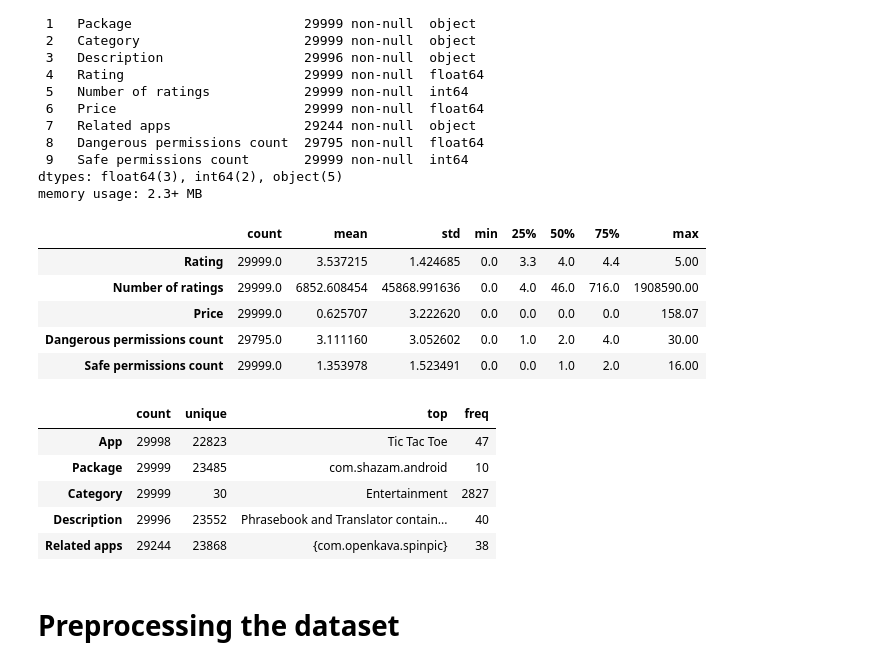
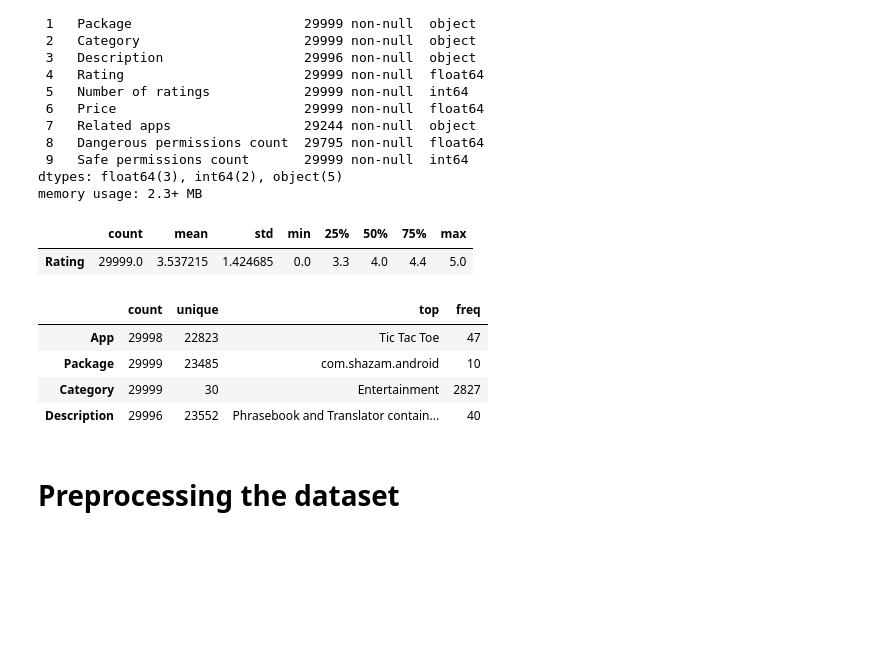
Before and after one commit to nayan136/Android-Authtentivcity-Prediction, a Jupyter notebook: ANDRIOD_AUTHENTICITY_PREDICTION.ipynb, the cells around one changed output. Drawn from its saved outputs; the diff is of its cells as text; code cells hidden in the pictures; blank space fills up the shorter version.

```diff
--- a/ANDRIOD_AUTHENTICITY_PREDICTION.ipynb
+++ b/ANDRIOD_AUTHENTICITY_PREDICTION.ipynb
@@ -596,25 +605,20 @@ Data columns (total 10 columns):
 dtypes: float64(3), int64(2), object(5)
 memory usage: 2.3+ MB
 # %%
-# get the description of the numerical data for first 10 columns
-df.loc[:,columns[:10]].describe().T
+# get the description of the numerical data for first 5 columns
+df.loc[:,columns[:5]].describe().T
 # %% [output]
 |  | count | mean | std | min | 25% | 50% | 75% | max |
-| Rating | 29999.0 | 3.537215 | 1.424685 | 0.0 | 3.3 | 4.0 | 4.4 | 5.00 |
-| Number of ratings | 29999.0 | 6852.608454 | 45868.991636 | 0.0 | 4.0 | 46.0 | 716.0 | 1908590.00 |
-| Price | 29999.0 | 0.625707 | 3.222620 | 0.0 | 0.0 | 0.0 | 0.0 | 158.07 |
-| Dangerous permissions count | 29795.0 | 3.111160 | 3.052602 | 0.0 | 1.0 | 2.0 | 4.0 | 30.00 |
-| Safe permissions count | 29999.0 | 1.353978 | 1.523491 | 0.0 | 0.0 | 1.0 | 2.0 | 16.00 |
+| Rating | 29999.0 | 3.537215 | 1.424685 | 0.0 | 3.3 | 4.0 | 4.4 | 5.0 |
 # %%
-# get the description of the categorical data for first 10 columns
-df.loc[:,columns[:10]].describe(include="object").T
+# get the description of the categorical data for first 5 columns
+df.loc[:,columns[:5]].describe(include="object").T
 # %% [output]
 |  | count | unique | top | freq |
 | App | 29998 | 22823 | Tic Tac Toe | 47 |
 | Package | 29999 | 23485 | com.shazam.android | 10 |
 | Category | 29999 | 30 | Entertainment | 2827 |
 | Description | 29996 | 23552 | Phrasebook and Translator contain... | 40 |
-| Related apps | 29244 | 23868 | {com.openkava.spinpic} | 38 |
 # %% [markdown]
 # Preprocessing the dataset
 # %% [markdown]
```
Also changed, not shown: parts of 14 cells of this notebook.
